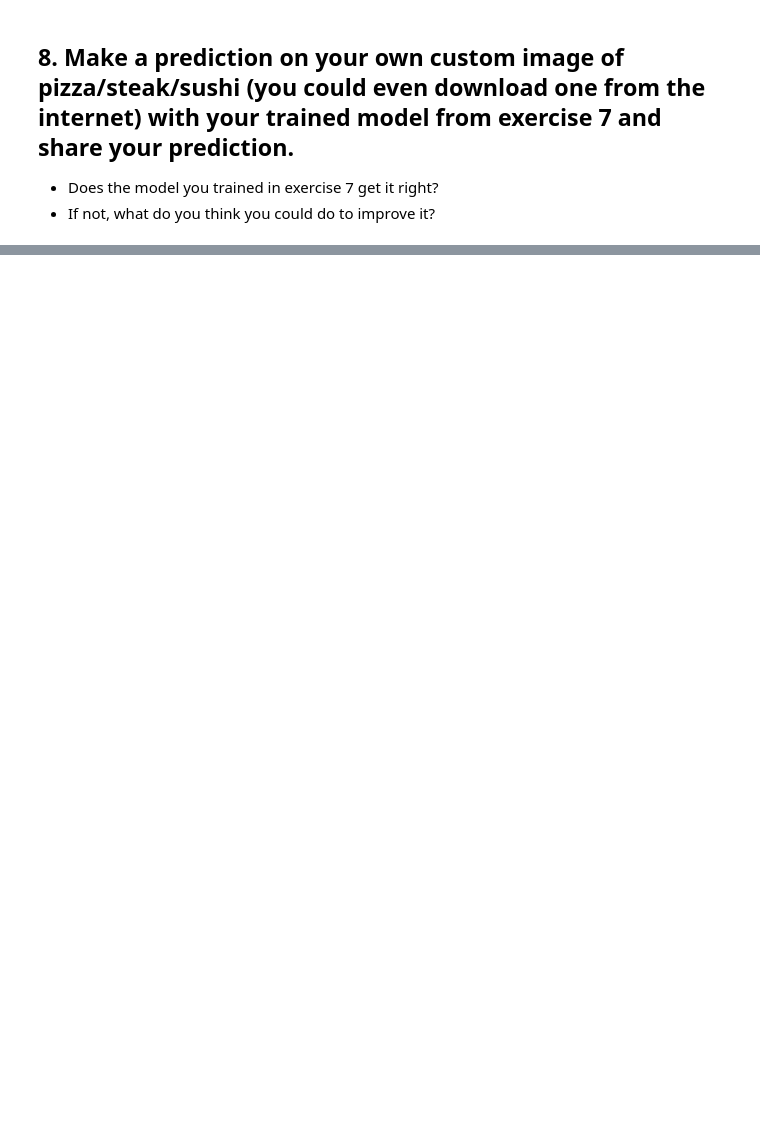
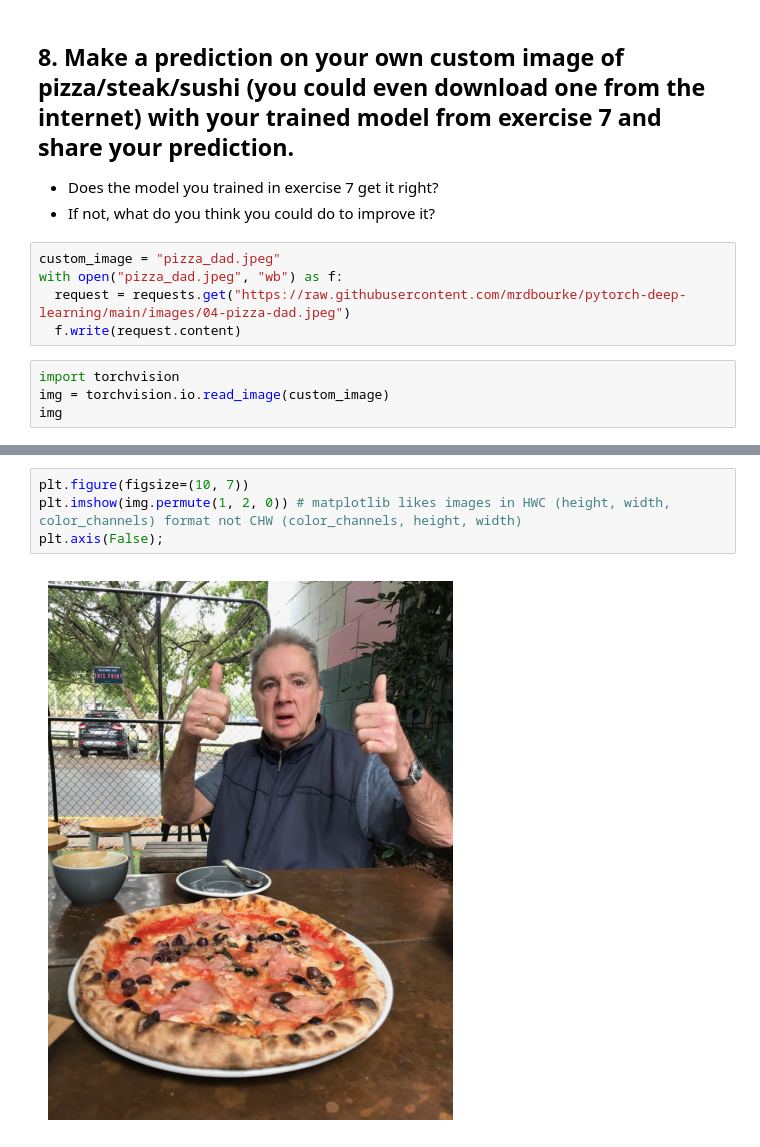
Before and after one commit to LIRuixuan0407/Pytorch_exercises, a Jupyter notebook: 04_pytorch_custom_datasets_exercises.ipynb, the cells around one changed output, grey strips where cells are left out. Cells and saved outputs as stored; diff of their text form; blank space fills up the shorter version.

```diff
--- a/04_pytorch_custom_datasets_exercises.ipynb
+++ b/04_pytorch_custom_datasets_exercises.ipynb
@@ -706,3 +778,12 @@ torch.cuda.manual_seed(42)
 ## 8. Make a prediction on your own custom image of pizza/steak/sushi (you could even download one from the internet) with your trained model from exercise 7 and share your prediction.
 * Does the model you trained in exercise 7 get it right?
 * If not, what do you think you could do to improve it?
+# %%
+custom_image = "pizza_dad.jpeg"
+with open("pizza_dad.jpeg", "wb") as f:
+  request = requests.get("https://raw.githubusercontent.com/mrdbourke/pytorch-deep-learning/main/images/04-pizza-dad.jpeg")
+  f.write(request.content)
+# %%
+import torchvision
+img = torchvision.io.read_image(custom_image)
+img
@@ -708,0 +808,6 @@ torch.cuda.manual_seed(42)
+# %%
+plt.figure(figsize=(10, 7))
+plt.imshow(img.permute(1, 2, 0)) # matplotlib likes images in HWC (height, width, color_channels) format not CHW (color_channels, height, width)
+plt.axis(False);
+# %% [output]
+[figure, added]
```
Also changed, not shown: parts of 17 cells of this notebook.
